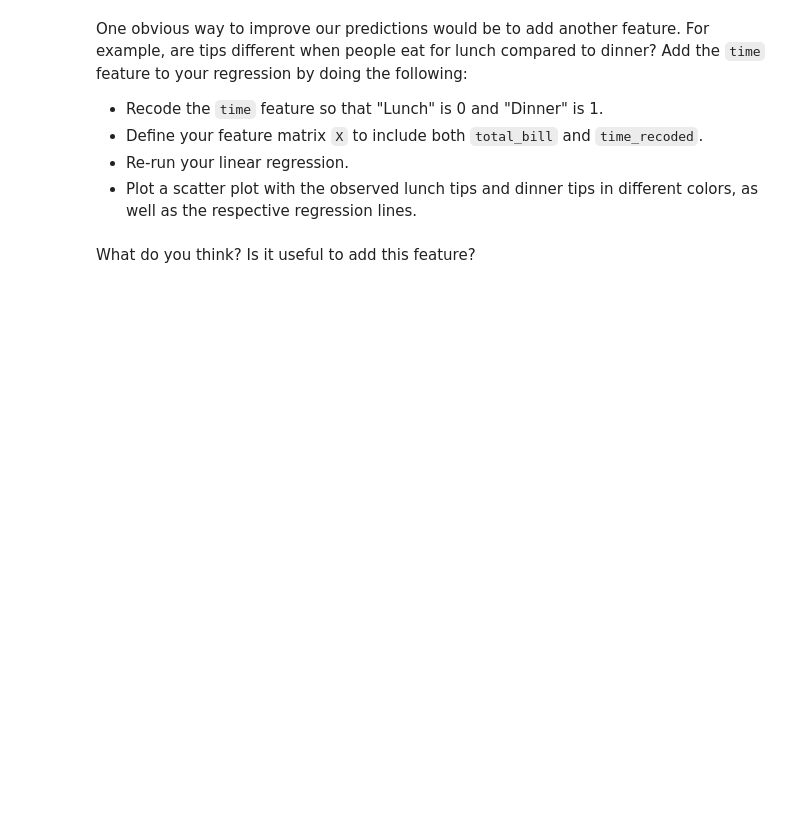
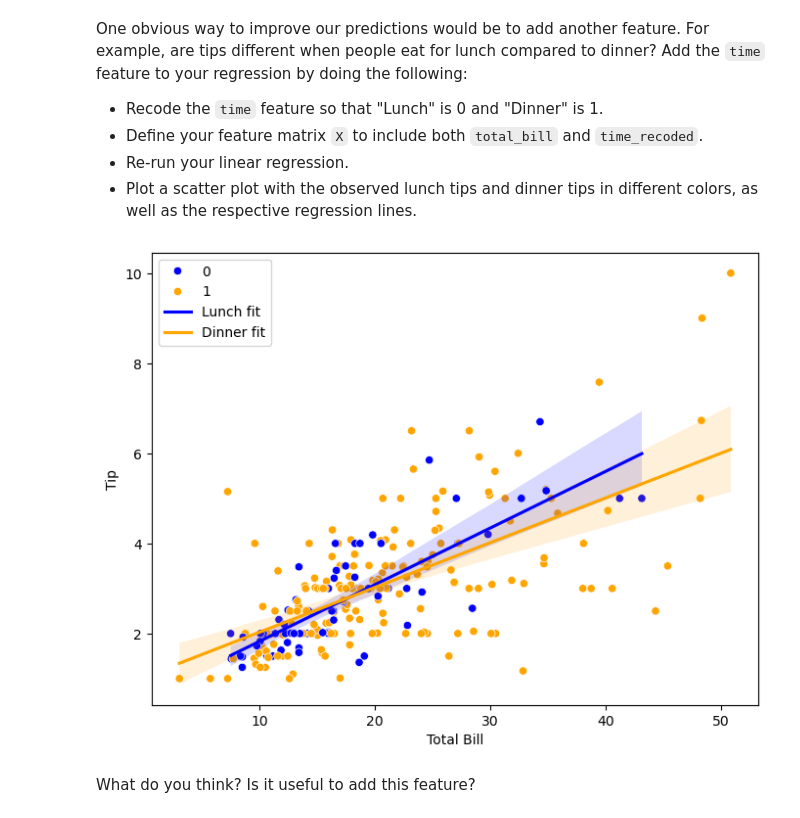
Before and after one commit to kbui-03/DSML_2025, a Jupyter notebook: 02_Workshops/WS_07_Regression_1/DSML_WS_07_pre.ipynb, the cells around one changed output. Cells and saved outputs as stored; diff of their text form; code cells hidden in the pictures; blank space fills up the shorter version.

```diff
--- a/02_Workshops/WS_07_Regression_1/DSML_WS_07_pre.ipynb
+++ b/02_Workshops/WS_07_Regression_1/DSML_WS_07_pre.ipynb
@@ -137,2 +242,36 @@ One obvious way to improve our predictions would be to add another feature. For
+# %%
+# your code here
+tips["meal_time"] = tips["time"].map({'Lunch': 0, 'Dinner': 1})
+X = tips[["total_bill", "meal_time"]]
+y = tips["tip"]
+model = LinearRegression()
+model.fit(X, y)
+
+fig, ax = plt.subplots(figsize=(8, 6))
+sns.scatterplot(data=tips, x="total_bill", y="tip", hue="meal_time", palette={0: "blue", 1: "orange"}, ax=ax)
+sns.regplot(
+    data=tips[tips.meal_time==0],
+    x="total_bill",
+    y="tip",
+    scatter=False,
+    ax=ax,
+    color="blue",
+    label="Lunch fit"
+)
+sns.regplot(
+    data=tips[tips.meal_time==1],
+    x="total_bill",
+    y="tip",
+    scatter=False,
+    ax=ax,
+    color="orange",
+    label="Dinner fit"
+)
+ax.set_xlabel("Total Bill")
+ax.set_ylabel("Tip")
+ax.legend()
+plt.show()
+# %% [output]
+[figure, added]
 # %% [markdown]
 What do you think? Is it useful to add this feature?
```
Also changed, not shown: parts of 11 cells of this notebook.
